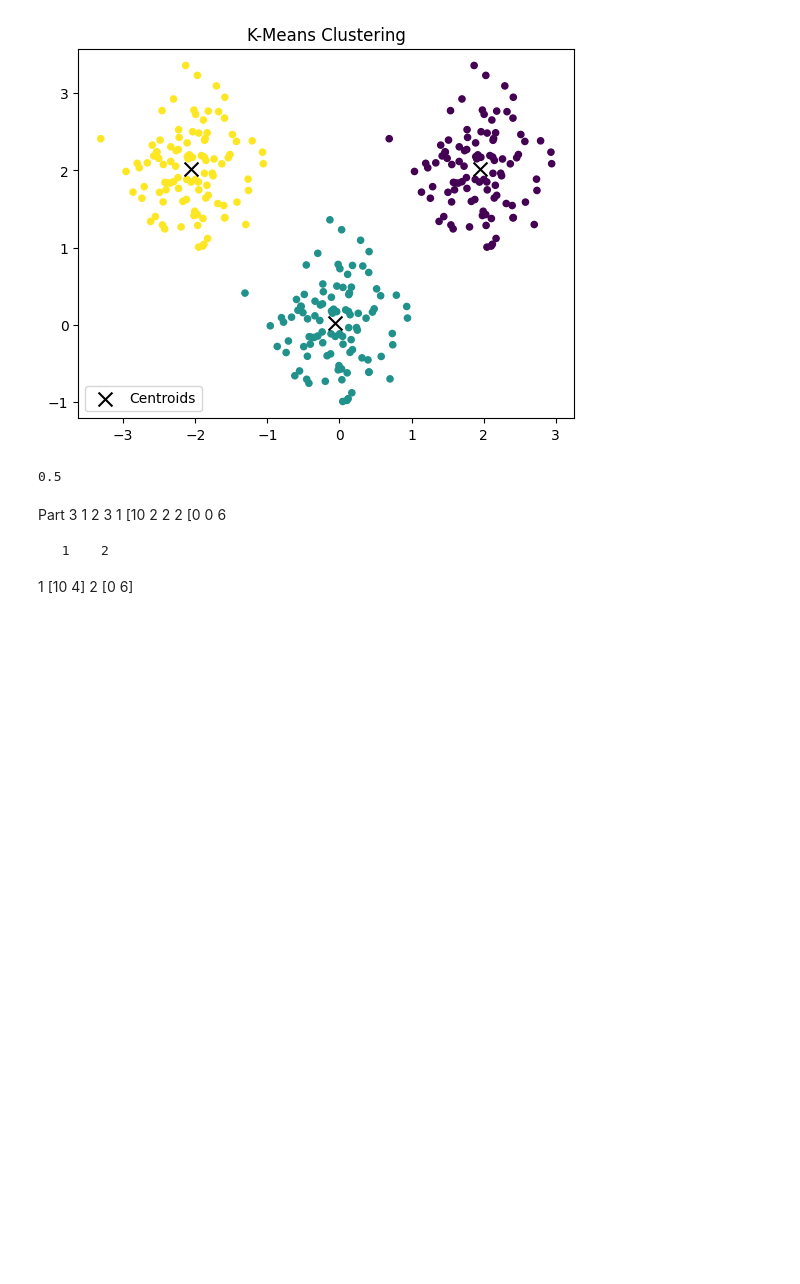
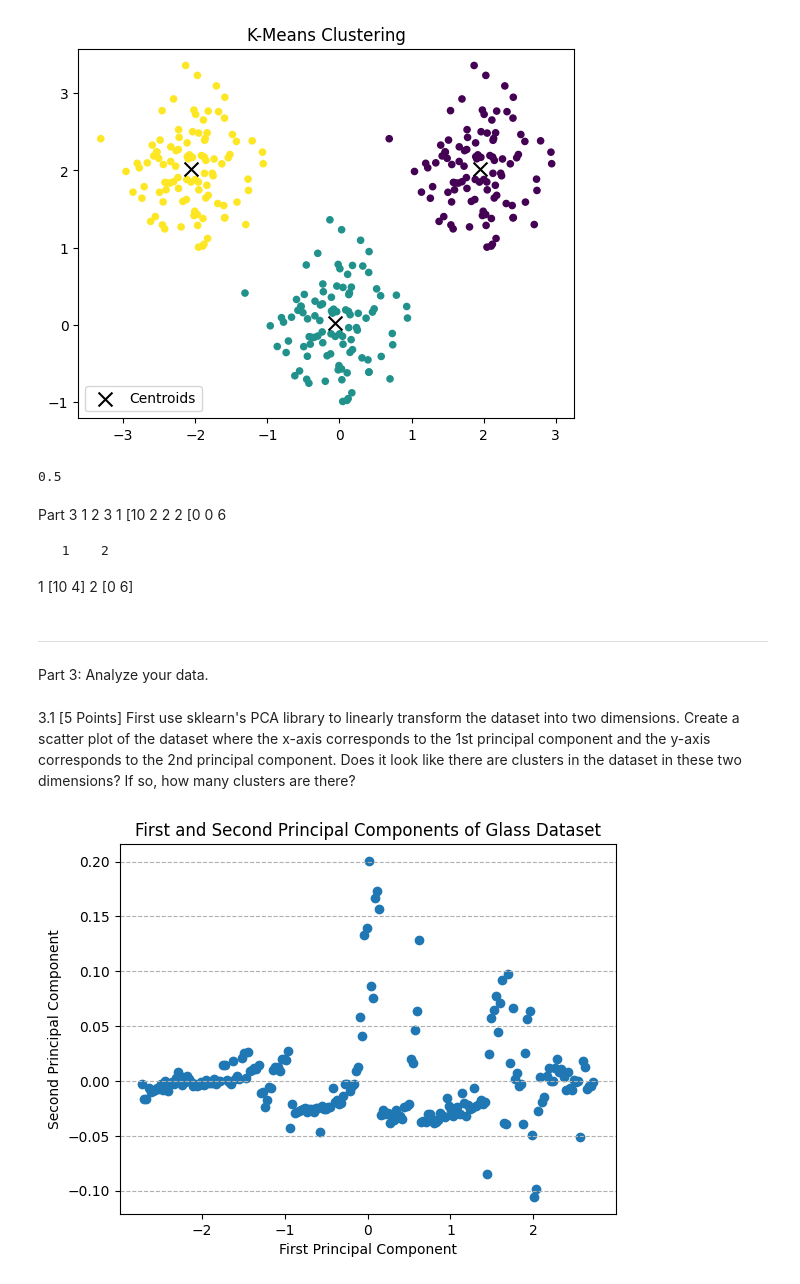
Before and after one commit to joshaney324/DataMiningProject3, a Jupyter notebook: Project3.ipynb, the cells around one changed output. Drawn from its saved outputs; the diff is of its cells as text; code cells hidden in the pictures; blank space fills up the shorter version.

Commit message:
Part 3.1-3.2

```diff
--- a/Project3.ipynb
+++ b/Project3.ipynb
@@ -251,3 +252,29 @@ Part 3
      1    2
 1  [10    4]
 2  [0     6]
+# %% [markdown]
+-----------------------------------------------------------------------
+
+Part 3: Analyze your data.
+# %% [markdown]
+3.1 [5 Points] First use sklearn's PCA library to linearly transform the dataset into two dimensions. Create a scatter plot of the dataset where the x-axis corresponds to the 1st principal component and the y-axis corresponds to the 2nd principal component. Does it look like there are clusters in the dataset in these two dimensions? If so, how many clusters are there?
+# %%
+file_path = 'glass.data'
+data = np.loadtxt(file_path, delimiter=',')
+means = np.mean(data)
+stds = np.std(data)
+
+data_standard = (data - means)/stds
+
+pca = PCA(n_components=2)
+
+glass_pca = pca.fit_transform(data_standard)
+
+plt.scatter(glass_pca[:,0], glass_pca[:,1])
+plt.xlabel("First Principal Component")
+plt.ylabel("Second Principal Component")
+plt.title("First and Second Principal Components of Glass Dataset")
+plt.grid(axis='y', linestyle='--')
+plt.show()
+# %% [output]
+[figure, added]
```
Also changed, not shown: parts of 9 cells of this notebook.
